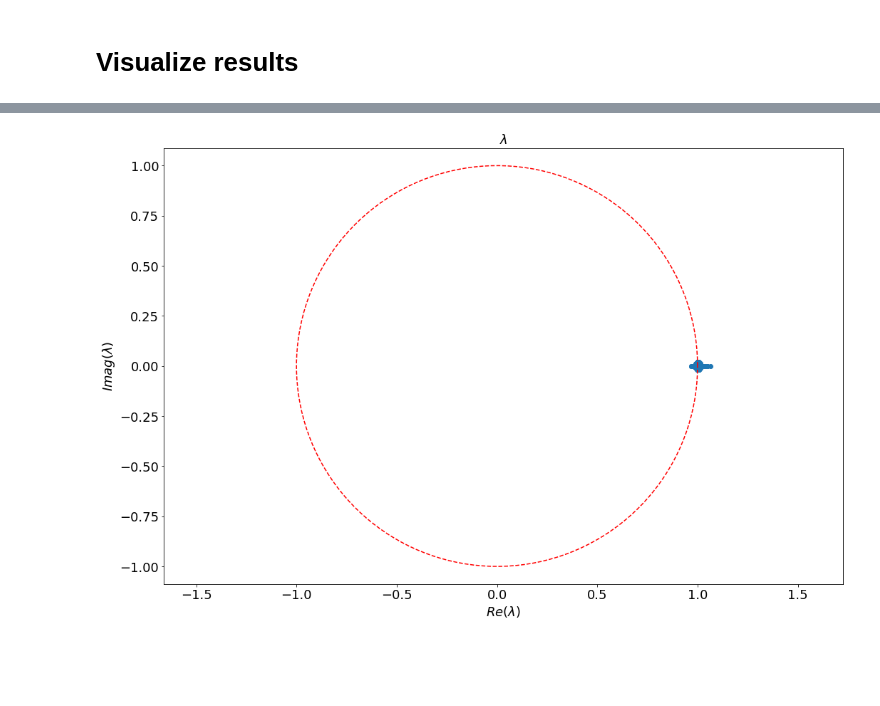
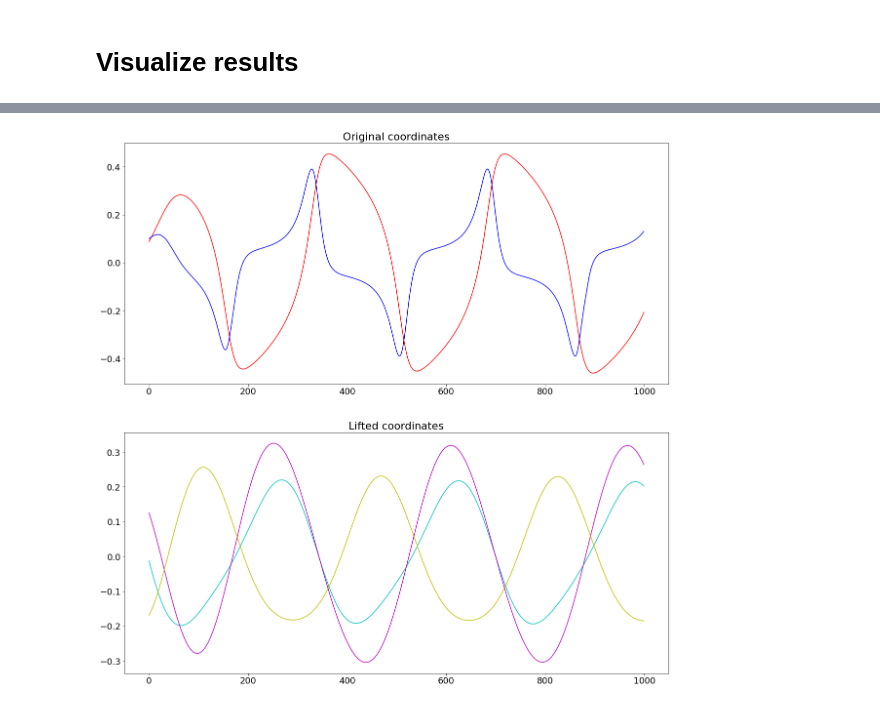
Before and after one commit to JayLago/DLDMD, a Jupyter notebook: examples/van_der_pol/Analysis_VanDerPol.ipynb, the cells around one changed output, grey strips where cells are left out. Cells and saved outputs as stored; diff of their text form; code cells hidden in the pictures; blank space fills up the shorter version.

```diff
--- a/examples/van_der_pol/Analysis_VanDerPol.ipynb
+++ b/examples/van_der_pol/Analysis_VanDerPol.ipynb
@@ -143,9 +89,9 @@ Number of prediction steps:  200
 # %%
 with tf.device(DEVICE):
-    [y, x_ae, x_adv, y_adv_real, y_adv_imag, weights, Lam, Phi, b] = model(test_data, training=False)
-    losses = loss([y, x_ae, x_adv, y_adv_real, y_adv_imag, weights, Lam, Phi, b], test_data)
-    y_adv = y_adv_real
+    preds = model(test_data, training=False)
+    losses = loss(preds, test_data)
 
+[y, x_ae, x_adv, y_adv, y_adv_imag, weights, Lam, Phi, b] = preds
 print("Loss: {loss:2.7f}".format(loss=losses.numpy()))
 print("Log10 Loss: {loss:2.7f}".format(loss=np.log10(losses.numpy())))
 # %% [output]
@@ -228,18 +155,18 @@ plt.show()
-# %%
-# Eigenvalues
-angle = np.linspace(0, 2*np.pi, 150)
-radius = 1.0
-x = radius * np.cos(angle)
-y = radius * np.sin(angle)
-fig = plt.figure(666, figsize=figsize)
-ax1 = plt.subplot(1, 1, 1)
-s1 = ax1.scatter(np.real(Lam[:]), np.imag(Lam[:]))
-ax1.plot(x, y, 'r--')
-ax1.axis('equal')
-ax1.set_xlabel("$Re(\lambda)$", fontsize=fontsize)
-ax1.set_ylabel("$Imag(\lambda)$", fontsize=fontsize)
-ax1.set_title("$\lambda$", fontsize=fontsize)
-plt.tight_layout()
-plt.show()
-# %% [output]
-[figure, removed]
+# %%
+ic = 1
+
+fig = plt.figure(1, figsize=(20, 20))
+ax1 = plt.subplot(2, 1, 1)
+ax2 = plt.subplot(2, 1, 2)
+# Plot the test trajectory components
+ax1.plot(test_data[ic, :, 0], 'r-')
+ax1.plot(test_data[ic, :, 1], 'b-')
+ax1.set_title('Original coordinates')
+# Plot the transformed trajectory components
+ax2.plot(y_adv[ic, :, 0], 'c-')
+ax2.plot(y_adv[ic, :, 1], 'm-')
+ax2.plot(y_adv[ic, :, 2], 'y-')
+ax2.set_title('Lifted coordinates')
+plt.show()
+# %% [output]
+[figure, added]
```
Also changed, not shown: parts of 12 cells of this notebook, 5 other files.
